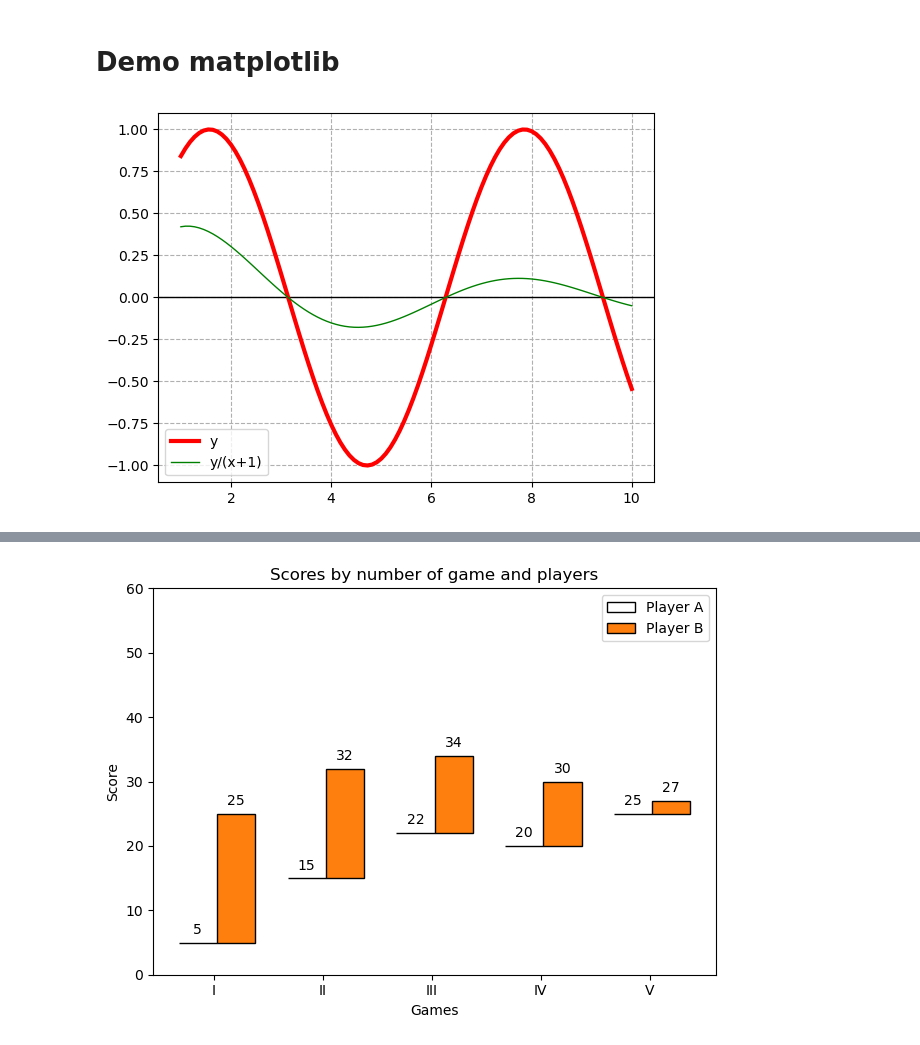
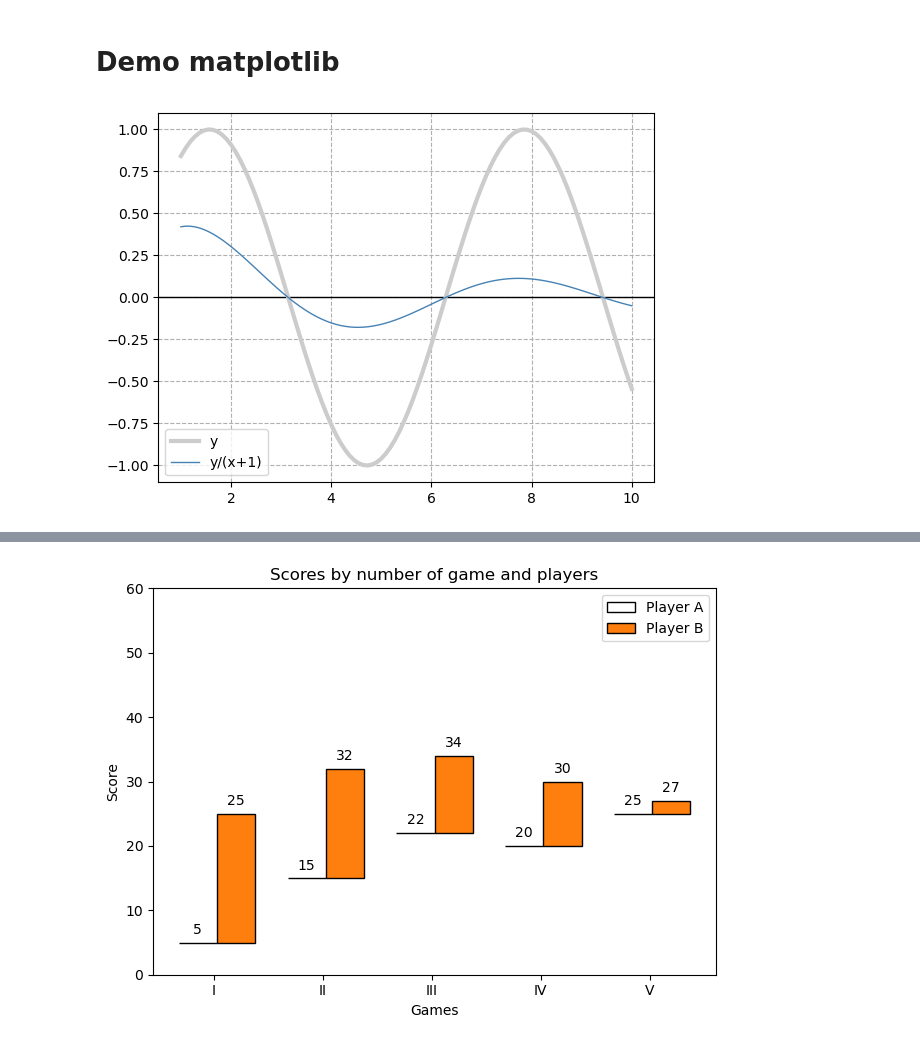
Before and after one commit to get-to-work-together/Computrain-Python-voor-Data-Science, a Jupyter notebook: Training/demo matplotlib.ipynb, the cells around one changed output, grey strips where cells are left out. Cells and saved outputs as stored; diff of their text form; code cells hidden in the pictures.

```diff
--- a/Training/demo matplotlib.ipynb
+++ b/Training/demo matplotlib.ipynb
@@ -10,10 +10,10 @@ x = np.linspace(1, 10, 100)
 y = np.sin(x)
 # %%
 plt.axhline(0, color='black', linewidth=1)
-plt.plot(x, y, color='red', linewidth=3, label='y')
-plt.plot(x, y/(x+1), color='green', linewidth=1, label='y/(x+1)')
+plt.plot(x, y, color='0.8', linewidth=3, label='y')
+plt.plot(x, y/(x+1), color='steelblue', linewidth=1, label='y/(x+1)')
 plt.grid(linestyle='dashed')
 plt.legend()
 plt.show()
 # %% [output]
-[figure, old version]
+[figure, new version]
```
Also changed, not shown: parts of 4 cells of this notebook, 3 other files.
